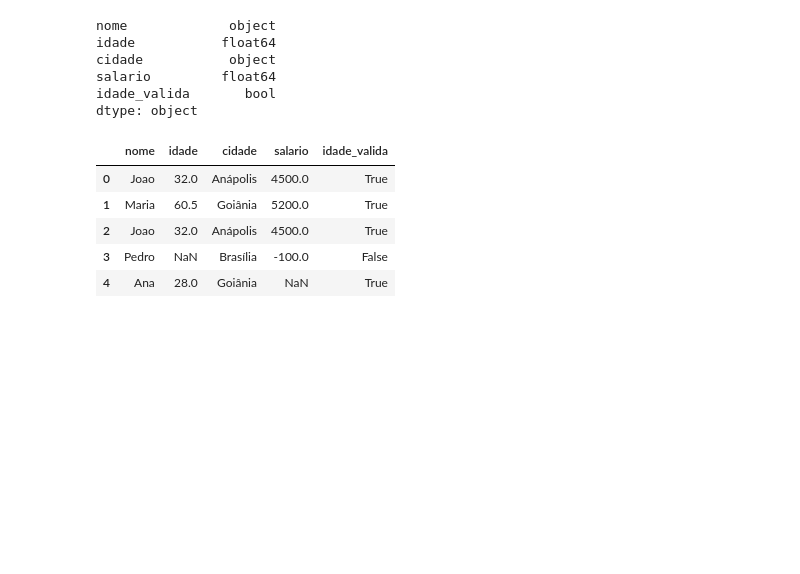
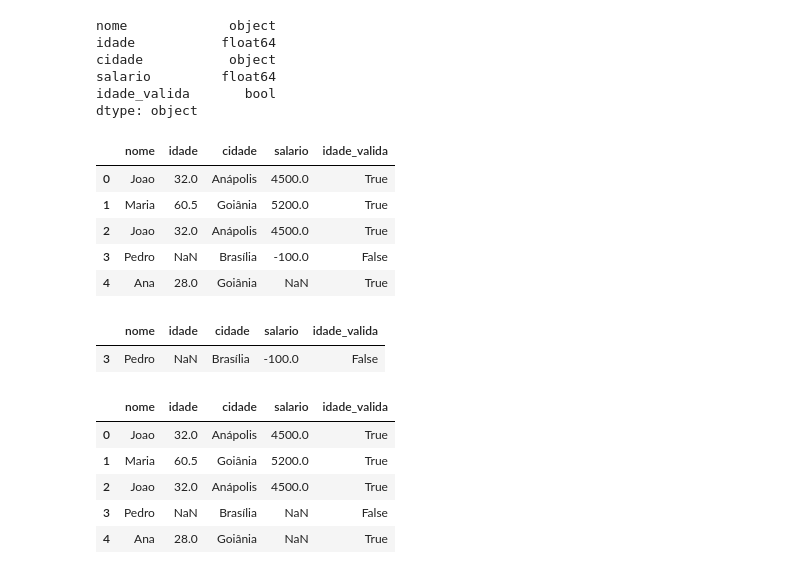
Before and after one commit to oliverjunior1/VS-Code, a Jupyter notebook: chatgpt/Limpeza_de_dados/2nd_class/1st_criando_e_limpando_o_dataframe.ipynb, the cells around one changed output. Drawn from its saved outputs; the diff is of its cells as text; code cells hidden in the pictures; blank space fills up the shorter version.

```diff
--- a/chatgpt/Limpeza_de_dados/2nd_class/1st_criando_e_limpando_o_dataframe.ipynb
+++ b/chatgpt/Limpeza_de_dados/2nd_class/1st_criando_e_limpando_o_dataframe.ipynb
@@ -225,3 +225,18 @@ df
 | 2 | Joao | 32.0 | Anápolis | 4500.0 | True |
 | 3 | Pedro | NaN | Brasília | -100.0 | False |
 | 4 | Ana | 28.0 | Goiânia | NaN | True |
+# %%
+df[df['salario'] < 0]
+# %% [output]
+|  | nome | idade | cidade | salario | idade_valida |
+| 3 | Pedro | NaN | Brasília | -100.0 | False |
+# %%
+df.loc[df['salario'] < 0, 'salario'] = None
+df
+# %% [output]
+|  | nome | idade | cidade | salario | idade_valida |
+| 0 | Joao | 32.0 | Anápolis | 4500.0 | True |
+| 1 | Maria | 60.5 | Goiânia | 5200.0 | True |
+| 2 | Joao | 32.0 | Anápolis | 4500.0 | True |
+| 3 | Pedro | NaN | Brasília | NaN | False |
+| 4 | Ana | 28.0 | Goiânia | NaN | True |
```
